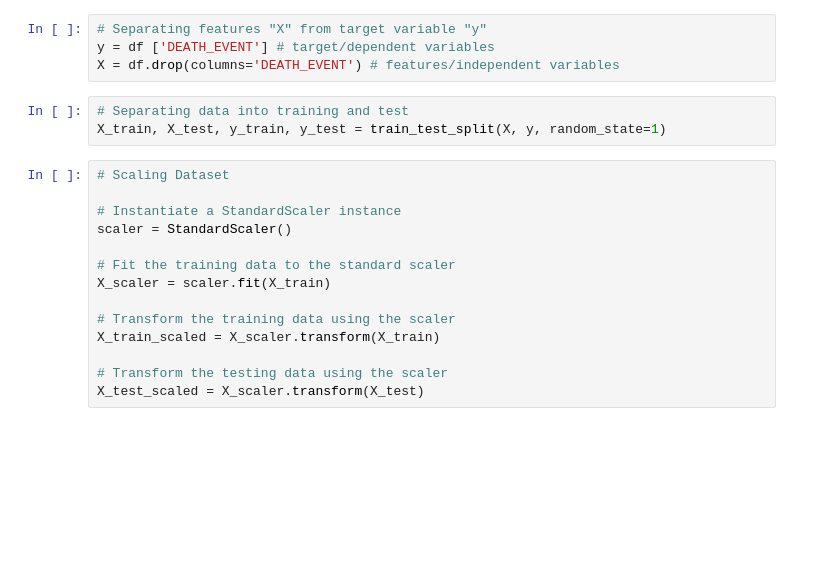
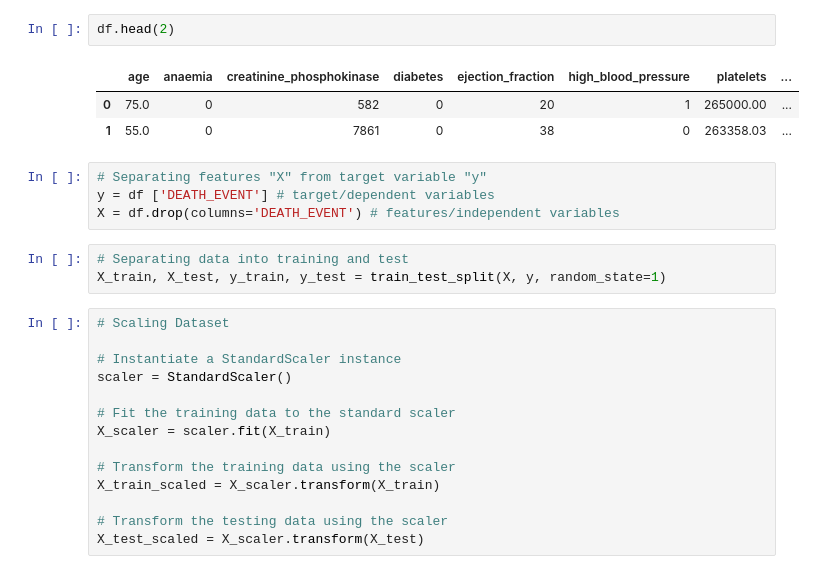
Before and after one commit to skhatri1193/team2_project4, a Jupyter notebook: Project 4_Ada.ipynb, the cells around one changed output. Saved outputs shown, nothing was run; the diff lists cells and outputs as text; blank space fills up the shorter version.

```diff
--- a/Project 4_Ada.ipynb
+++ b/Project 4_Ada.ipynb
@@ -36,3 +25,9 @@ Index(['age', 'anaemia', 'creatinine_phosphokinase', 'diabetes',
+# %%
+df.head(2)
+# %% [output]
+|  | age | anaemia | creatinine_phosphokinase | diabetes | ejection_fraction | high_blood_pressure | platelets | ... |
+| 0 | 75.0 | 0 | 582 | 0 | 20 | 1 | 265000.00 | ... |
+| 1 | 55.0 | 0 | 7861 | 0 | 38 | 0 | 263358.03 | ... |
 # %%
 # Separating features "X" from target variable "y"
 y = df ['DEATH_EVENT'] # target/dependent variables
```
Also changed, not shown: parts of 11 cells of this notebook.
